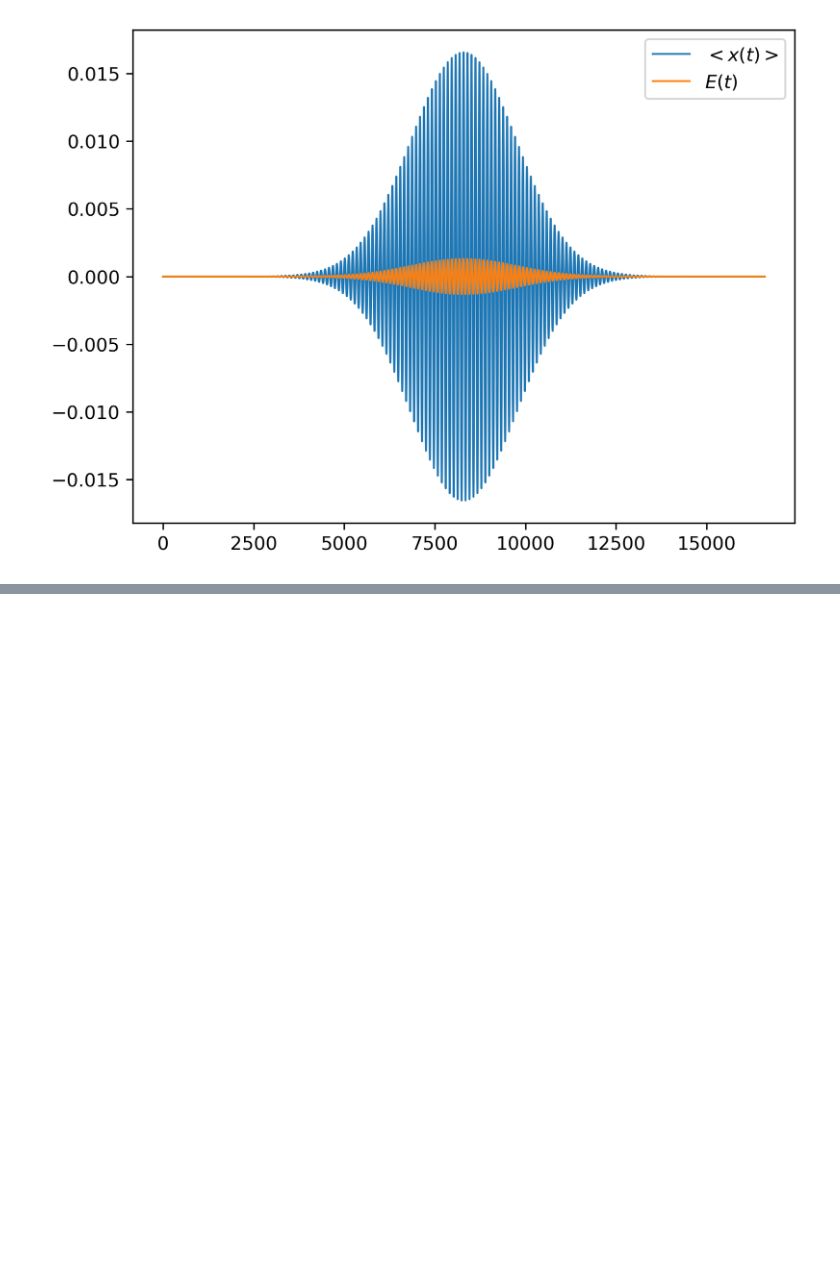
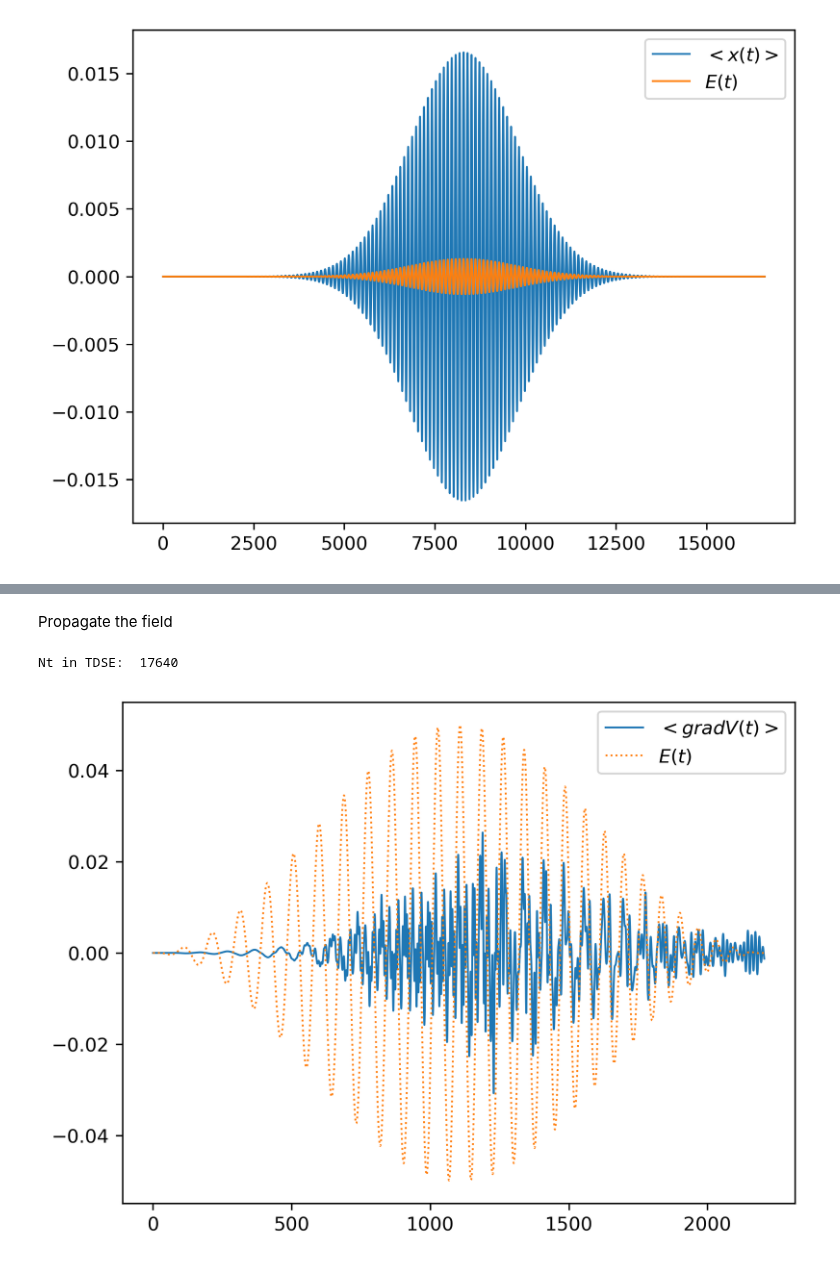
Before and after one commit to MMA-HHG/MMA, a Jupyter notebook: 1DTDSE/PythonTDSE.ipynb, the cells around one changed output, grey strips where cells are left out. Drawn from its saved outputs; the diff is of its cells as text; code cells hidden in the pictures; blank space fills up the shorter version.

```diff
--- a/1DTDSE/PythonTDSE.ipynb
+++ b/1DTDSE/PythonTDSE.ipynb
@@ -12,7 +12,7 @@ import os
 from PythonTDSE import *
 
 ### Path to compiled dynamic C library
-path_to_DLL = os.path.realpath(os.path.join(os.getcwd(), "singleTDSE.so"))
+path_to_DLL = os.path.realpath(os.path.join(os.getcwd(), "build/libsingleTDSE.dylib"))
 DLL = CDLL(path_to_DLL)
 # %% [markdown]
 ### TDSE variables initialization
@@ -114,0 +198,21 @@ plt.show()
+# %% [markdown]
+Propagate the field
+# %%
+output = outputs_def()
+### Call 1D TDSE from the inputs
+output = call1DTDSE(inputs, path_to_DLL)
+# %%
+fig = plt.figure()
+fig.dpi = 300
+N = output.Nt
+print("Nt in TDSE: ", N)
+t = ctype_arr_to_numpy(output.tgrid, N)
+x = ctype_arr_to_numpy(output.sourceterm, N)
+E = ctype_arr_to_numpy(output.Efield, N)
+plt.plot(t, x, label = r"$<grad V(t)>$", linewidth = 1)
+plt.plot(t, E, label = r"$E(t)$", linewidth = 1, linestyle = ":")
+plt.legend()
+plt.show()
+# %% [output]
+Nt in TDSE:  17640
+[figure, added]
```
Also changed, not shown: parts of 13 cells of this notebook, 1 other file.
